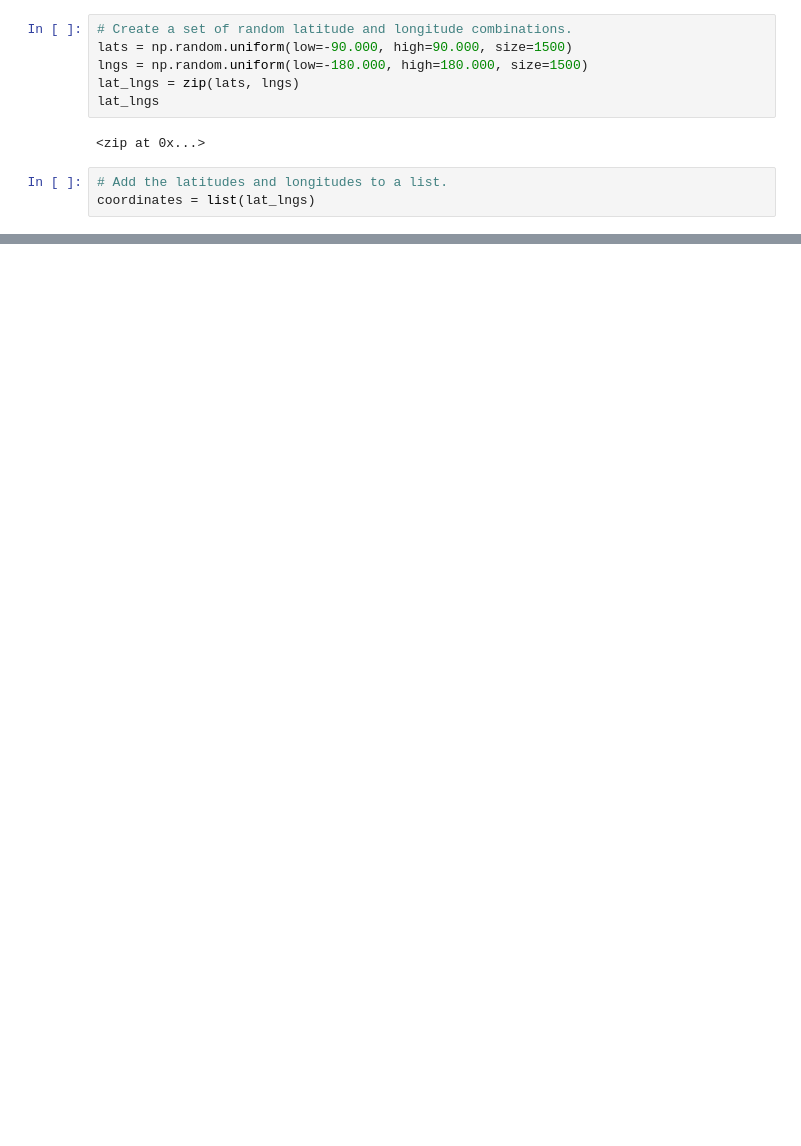
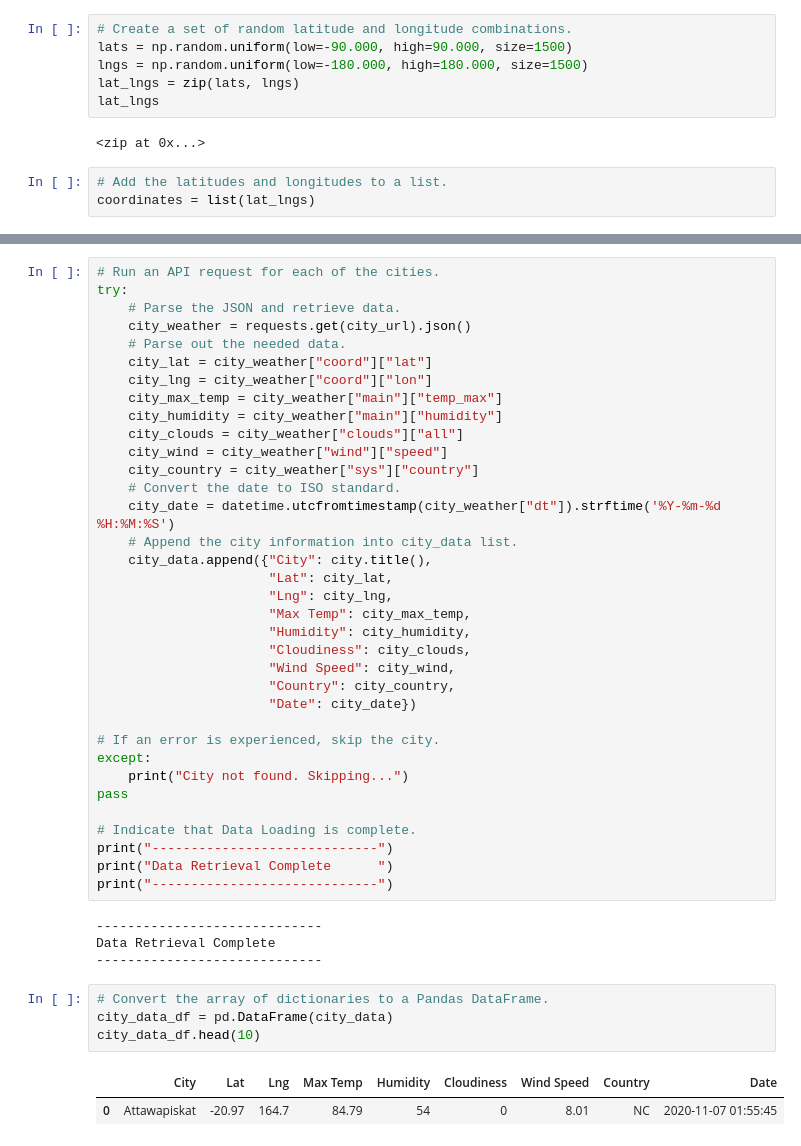
Before and after one commit to abeebe911/World_Weather_Analysis, a Jupyter notebook: WeatherPy.ipynb, the cells around one changed output, grey strips where cells are left out. Saved outputs shown, nothing was run; the diff lists cells and outputs as text; blank space fills up the shorter version.

Commit message:
committing changes made to WeatherPy and API_practice

```diff
--- a/WeatherPy.ipynb
+++ b/WeatherPy.ipynb
@@ -30,0 +81,46 @@ len(cities)
+# %%
+# Run an API request for each of the cities.
+try:
+    # Parse the JSON and retrieve data.
+    city_weather = requests.get(city_url).json()
+    # Parse out the needed data.
+    city_lat = city_weather["coord"]["lat"]
+    city_lng = city_weather["coord"]["lon"]
+    city_max_temp = city_weather["main"]["temp_max"]
+    city_humidity = city_weather["main"]["humidity"]
+    city_clouds = city_weather["clouds"]["all"]
+    city_wind = city_weather["wind"]["speed"]
+    city_country = city_weather["sys"]["country"]
+    # Convert the date to ISO standard.
+    city_date = datetime.utcfromtimestamp(city_weather["dt"]).strftime('%Y-%m-%d %H:%M:%S')
+    # Append the city information into city_data list.
+    city_data.append({"City": city.title(),
+                      "Lat": city_lat,
+                      "Lng": city_lng,
+                      "Max Temp": city_max_temp,
+                      "Humidity": city_humidity,
+                      "Cloudiness": city_clouds,
+                      "Wind Speed": city_wind,
+                      "Country": city_country,
+                      "Date": city_date})
+
+# If an error is experienced, skip the city.
+except:
+    print("City not found. Skipping...")
+pass
+
+# Indicate that Data Loading is complete.
+print("-----------------------------")
+print("Data Retrieval Complete      ")
+print("-----------------------------")
+# %% [output]
+-----------------------------
+Data Retrieval Complete
+-----------------------------
+# %%
+# Convert the array of dictionaries to a Pandas DataFrame.
+city_data_df = pd.DataFrame(city_data)
+city_data_df.head(10)
+# %% [output]
+|  | City | Lat | Lng | Max Temp | Humidity | Cloudiness | Wind Speed | Country | Date |
+| 0 | Attawapiskat | -20.97 | 164.7 | 84.79 | 54 | 0 | 8.01 | NC | 2020-11-07 01:55:45 |
```
Also changed, not shown: parts of 4 cells of this notebook, 2 other files.
